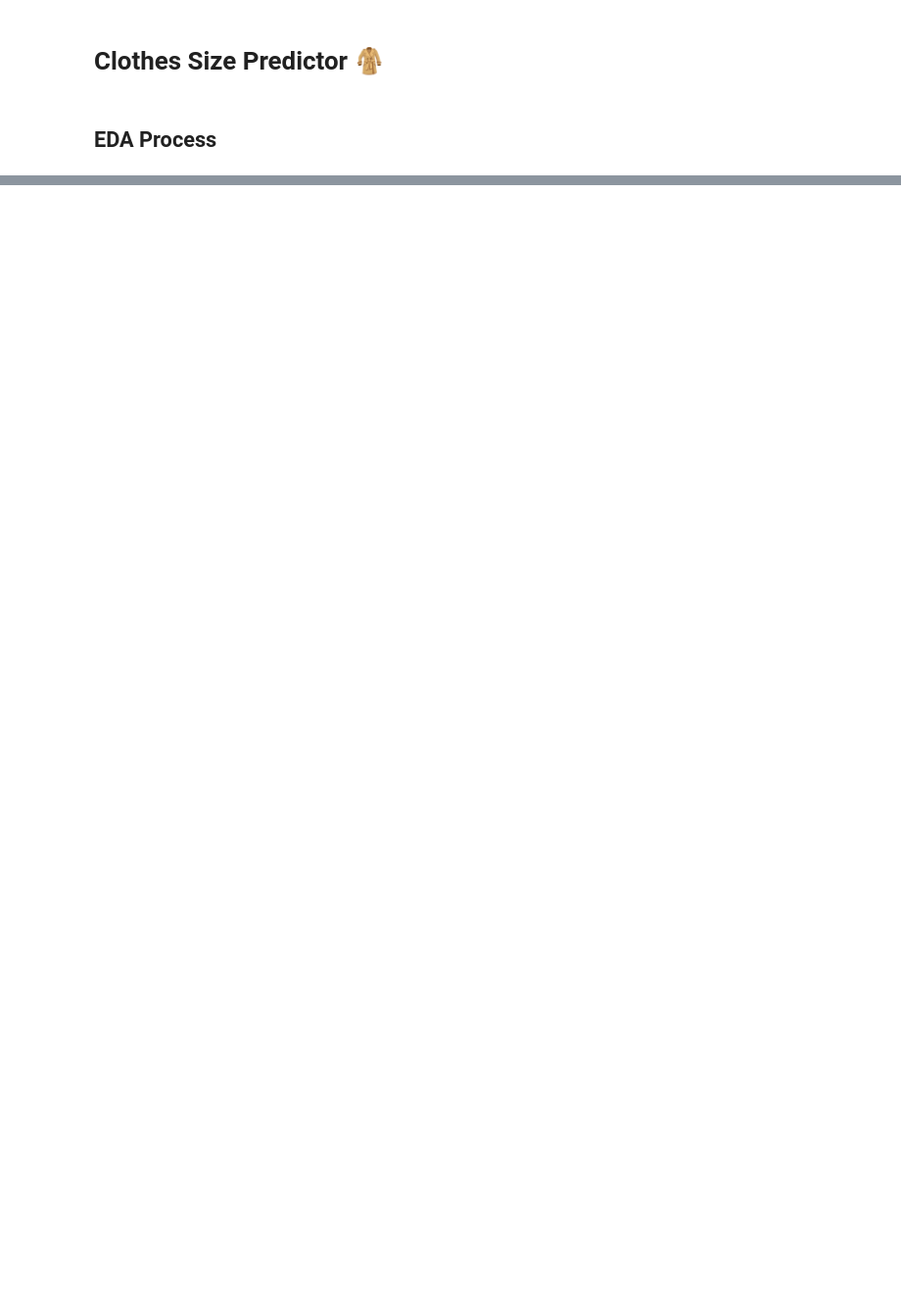
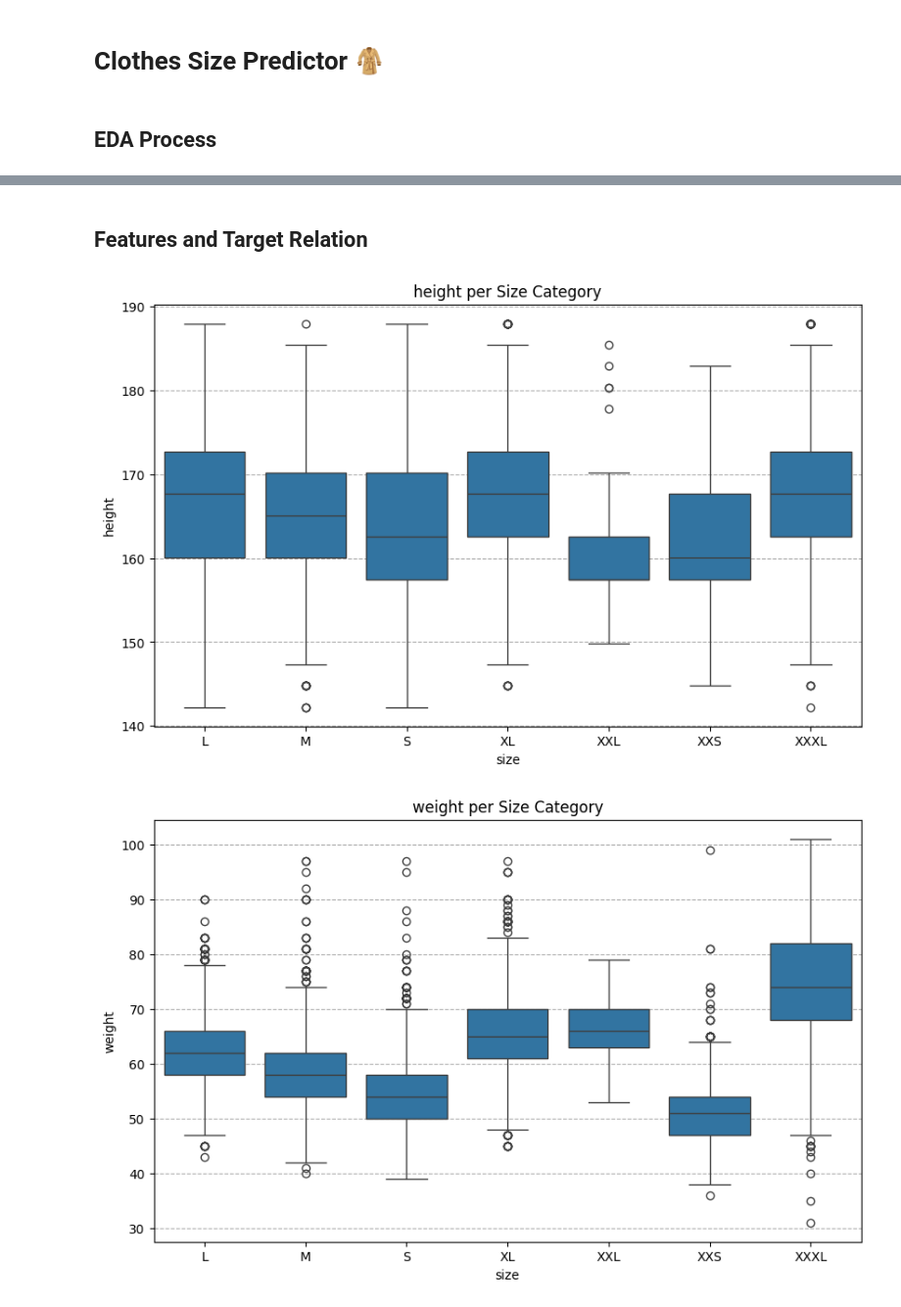
Before and after one commit to simon-ramirez28/clothes-size-prediction, a Jupyter notebook: notebooks/02-EDA.ipynb, the cells around one changed output, grey strips where cells are left out. Shown: that part at 98% size. Drawn from its saved outputs; the diff is of its cells as text; code cells hidden in the pictures; blank space fills up the shorter version.

```diff
--- a/notebooks/02-EDA.ipynb
+++ b/notebooks/02-EDA.ipynb
@@ -157,0 +75,14 @@ Saved correlation heatmap to results/eda\correlation_heatmap.png
+# %% [markdown]
+## Features and Target Relation
+# %%
+# Gráfico de Caja (Box Plot) para ver la variación de la feature por talla
+for feature in numeric_features:
+    plt.figure(figsize=(10, 6))
+    # -> 'order' ensures that sizes are displayed in logical order (if possible)
+    sns.boxplot(x='size', y=feature, data=data, order=sorted(data['size'].unique()))
+    plt.title(f'{feature} per Size Category')
+    plt.grid(axis='y', linestyle='--')
+    plt.show()
+# %% [output]
+[figure, added]
+[figure, added]
```
Also changed, not shown: parts of 27 cells of this notebook, 9 other files.
